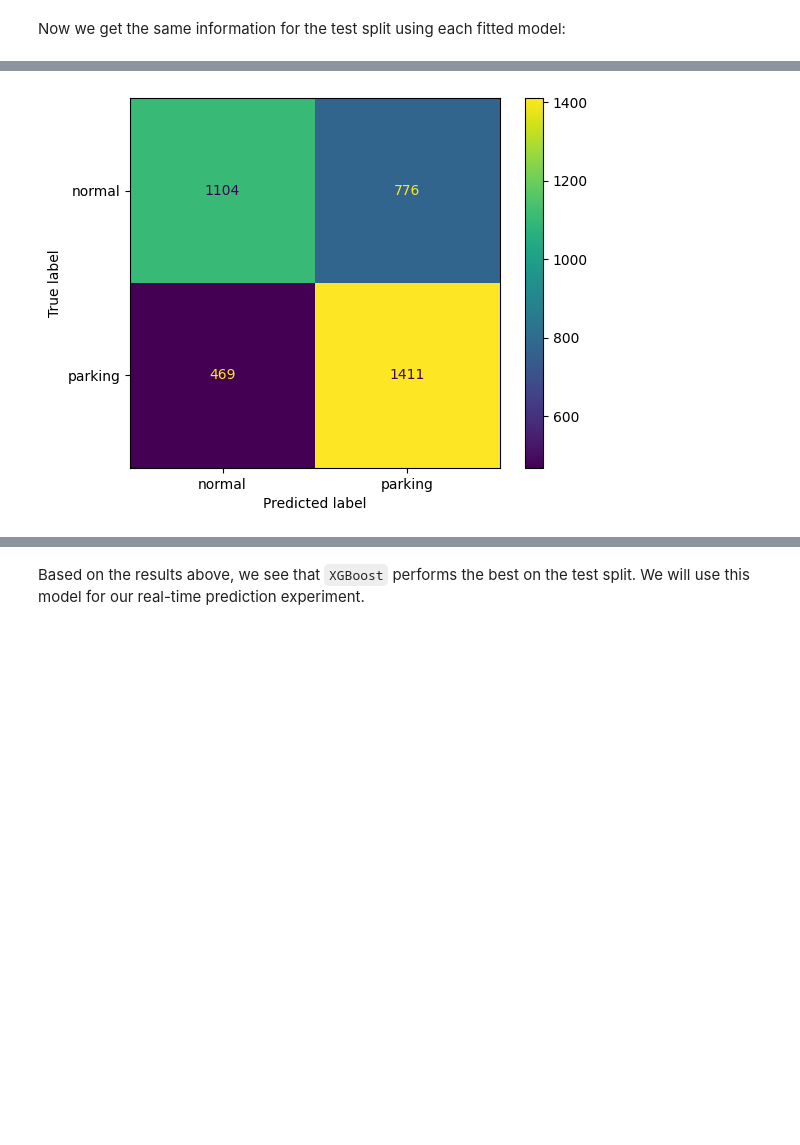
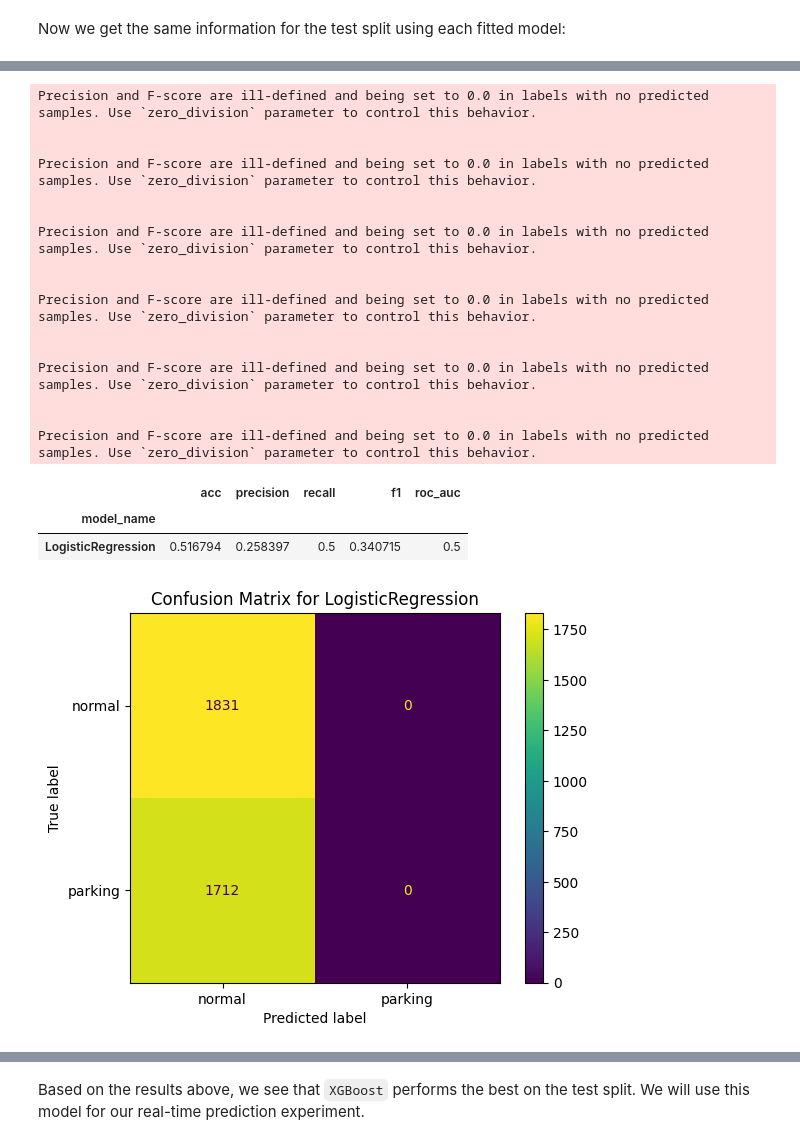
Before and after one commit to nclgbd/TCSS-565-Project, a Jupyter notebook: Final_Project.ipynb, the cells around one changed output, grey strips where cells are left out. Drawn from its saved outputs; the diff is of its cells as text; code cells hidden in the pictures; blank space fills up the shorter version.

```diff
--- a/Final_Project.ipynb
+++ b/Final_Project.ipynb
@@ -370,7 +450,7 @@ logr = GridSearchCV(
     cv=5,
     verbose=2,
     n_jobs=-1,
-    refit="accuracy",
+    refit=refit,
     scoring=scoring,
     return_train_score=True,
 )
@@ -425,7 +505,7 @@ rf = GridSearchCV(
     cv=5,
     verbose=3,
     n_jobs=-1,
-    refit="accuracy",
+    refit=refit,
     scoring=scoring,
     return_train_score=True,
 )
@@ -451,10 +531,10 @@ from sklearn.svm import SVC
 
 params = {
     "C": [0.1, 1, 10],
-    "degree": [2, 3, 4],
+    "kernel": ["linear", "poly", "rbf", "sigmoid"],
 }
 svc = GridSearchCV(
-    SVC(), params, cv=5, verbose=2, n_jobs=-1, refit="accuracy", scoring=scoring, return_train_score=True
+    SVC(), params, cv=5, verbose=2, n_jobs=-1, refit=refit, scoring=scoring, return_train_score=True
 )
 svc.fit(X_train, y_train)
 # %% [output]
@@ -489,11 +570,11 @@ xg = GridSearchCV(
     cv=5,
     verbose=2,
     n_jobs=-1,
-    refit="accuracy",
+    refit=refit,
     scoring=scoring,
     return_train_score=True,
 )
-xg.fit(train_data[["distance"]], train_data["label"])
+xg.fit(X_train, y_train)
 # %% [output]
 Fitting 5 folds for each of 27 candidates, totalling 135 fits
 GridSearchCV(cv=5,
@@ -544,24 +625,57 @@ Saving results to 'results/2023-11-30_21-17-53_experiment1_train_results.csv'
 # %% [markdown]
 Now we get the same information for the test split using each fitted model:
 # %%
-from sklearn.metrics import confusion_matrix, classification_report, ConfusionMatrixDisplay, roc_auc_score
+from sklearn.metrics import (
+    ConfusionMatrixDisplay,
+    accuracy_score,
+    classification_report,
+    confusion_matrix,
+    roc_auc_score,
+)
 
 
 def get_evaluation_results(model, X_test, y_test):
+    macro_avg = "macro avg"
     y_pred = model.predict(X_test)
     cfm = confusion_matrix(y_test, y_pred)
     model_name = model.best_estimator_.__class__.__name__
     print(f"Results for:\t{model_name}\n")
+    acc = accuracy_score(y_test, y_pred)
     roc_auc = roc_auc_score(y_test, y_pred)
     print(f"ROC AUC:\t{roc_auc}\n")
     cr = classification_report(y_test, y_pred, digits=4, target_names=labels)
+    cr_dict = classification_report(
+        y_test, y_pred, digits=4, target_names=labels, output_dict=True
+    )
     print(cr)
     cfm_display = ConfusionMatrixDisplay(cfm, display_labels=labels)
-    cfm_display.plot();
-    return cfm, cr
+    cfm_display.plot()
+    cfm_display.ax_.set_title(f"Confusion Matrix for {model_name}")
+
+    cfm = pd.DataFrame(cfm, columns=labels, index=labels)
+    cr = pd.DataFrame.from_dict(cr_dict).T
+
+    precision = cr.loc[macro_avg]["precision"]
+    recall = cr.loc[macro_avg]["recall"]
+    f1 = cr.loc[macro_avg]["f1-score"]
+
+    results = pd.DataFrame(
+        {
+            "model_name": model_name,
+            "acc": acc,
+            "precision": precision,
+            "recall": recall,
+            "f1": f1,
+            "roc_auc": roc_auc,
+        },
+        index=[0],
+    ).set_index("model_name")
+
+    return results
 
 
-_ = get_evaluation_results(logr, X_test, y_test)
+logr_results = get_evaluation_results(logr, X_test, y_test)
+logr_results
 # %% [output]
 Results for:    LogisticRegression
 
@@ -578,2 +692,21 @@ weighted avg     0.6735    0.6689    0.6667      3760
+Precision and F-score are ill-defined and being set to 0.0 in labels with no predicted samples. Use `zero_division` parameter to control this behavior.
+
+
+Precision and F-score are ill-defined and being set to 0.0 in labels with no predicted samples. Use `zero_division` parameter to control this behavior.
+
+
+Precision and F-score are ill-defined and being set to 0.0 in labels with no predicted samples. Use `zero_division` parameter to control this behavior.
+
+
+Precision and F-score are ill-defined and being set to 0.0 in labels with no predicted samples. Use `zero_division` parameter to control this behavior.
+
+
+Precision and F-score are ill-defined and being set to 0.0 in labels with no predicted samples. Use `zero_division` parameter to control this behavior.
+
+
+Precision and F-score are ill-defined and being set to 0.0 in labels with no predicted samples. Use `zero_division` parameter to control this behavior.
+|  | acc | precision | recall | f1 | roc_auc |
+| model_name |  |  |  |  |  |
+| LogisticRegression | 0.516794 | 0.258397 | 0.5 | 0.340715 | 0.5 |
-[figure, old version]
+[figure, new version]
 # %%
```
Also changed, not shown: parts of 70 cells of this notebook, 8 other files.
